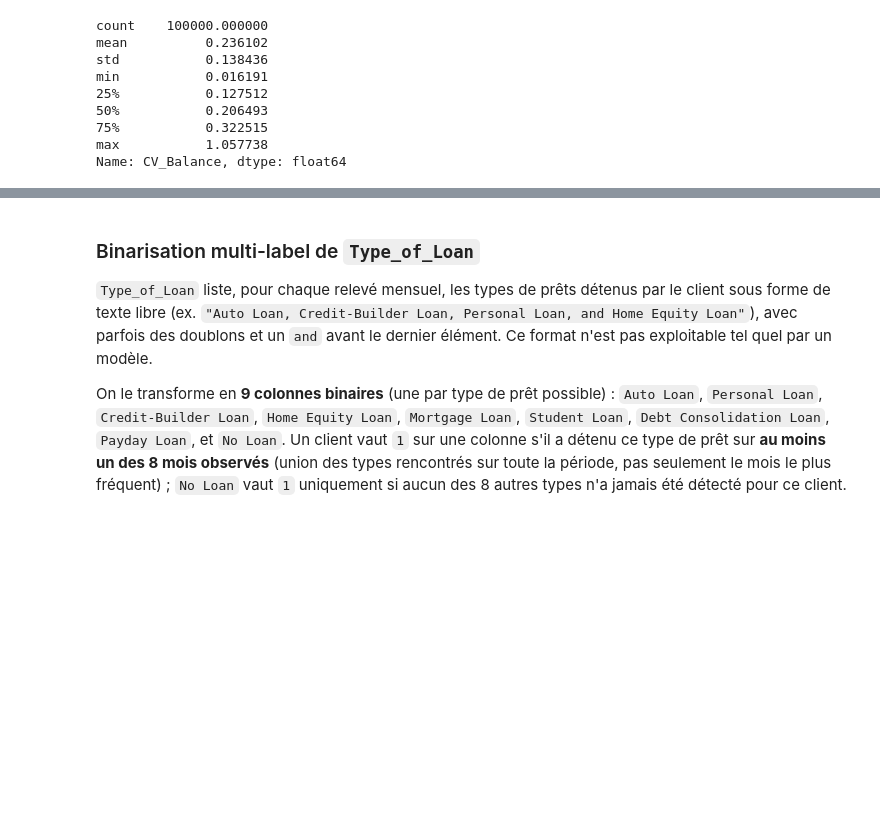
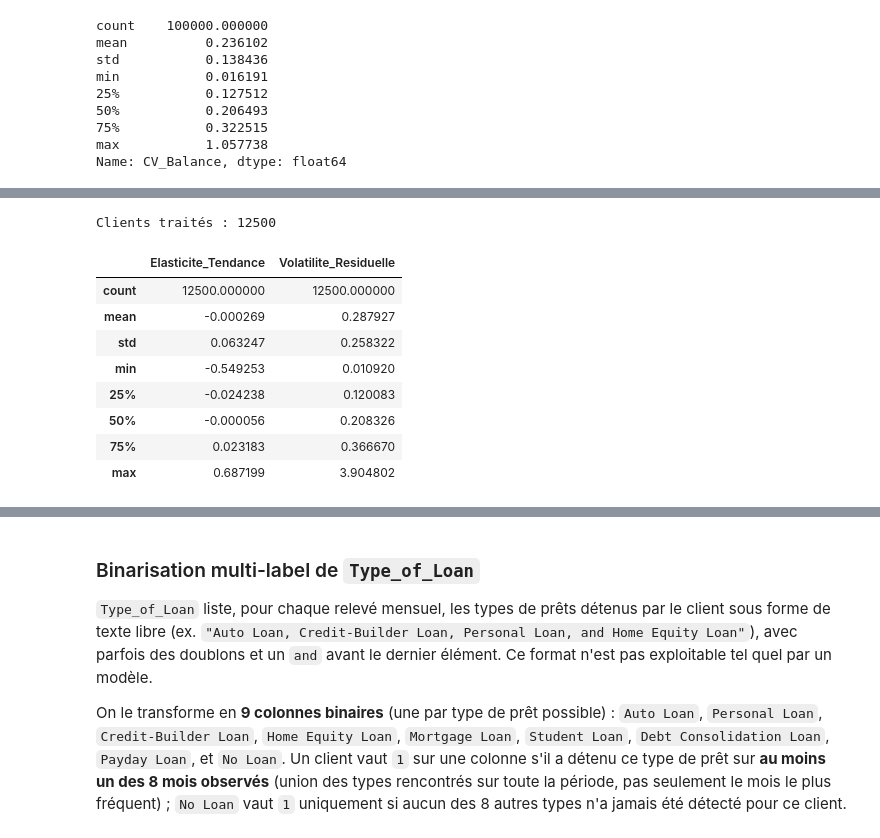
Before and after one commit to Zakaria-Mamouri/Scoring-et-Segmentation-Client, a Jupyter notebook: notebooks/03_feature_engineering.ipynb, the cells around one changed output, grey strips where cells are left out. Drawn from its saved outputs; the diff is of its cells as text; code cells hidden in the pictures; blank space fills up the shorter version.

```diff
--- a/notebooks/03_feature_engineering.ipynb
+++ b/notebooks/03_feature_engineering.ipynb
@@ -113,0 +156,46 @@ Name: CV_Balance, dtype: float64
+# %%
+MONTH_ORDER = ['January', 'February', 'March', 'April', 'May', 'June', 'July', 'August']
+MONTH_NUM = {mois: i + 1 for i, mois in enumerate(MONTH_ORDER)}
+df['Month_num'] = df['Month'].map(MONTH_NUM)
+df = df.sort_values(['Customer_ID', 'Month_num'])
+
+def regression_log_lineaire(groupe):
+    """Ajuste ln(Monthly_Balance) = alpha + beta * t (t = 0..7) par MCO sur les
+    mois où le solde est strictement positif. Renvoie (beta, écart-type des
+    résidus) si au moins 3 points valides, sinon NaN sur les deux."""
+    solde = groupe['Monthly_Balance'].to_numpy()
+    t = np.arange(len(solde))
+    valide = solde > 0
+    if valide.sum() < 3:
+        return pd.Series({'Elasticite_Tendance': np.nan, 'Volatilite_Residuelle': np.nan})
+
+    log_solde = np.log(solde[valide])
+    t_valide = t[valide]
+    beta, alpha = np.polyfit(t_valide, log_solde, 1)
+    residus = log_solde - (alpha + beta * t_valide)
+    return pd.Series({
+        'Elasticite_Tendance': beta,
+        'Volatilite_Residuelle': residus.std(ddof=1),
+    })
+
+elasticite_v2 = (
+    df.groupby('Customer_ID')[['Monthly_Balance']]
+    .apply(regression_log_lineaire)
+    .reset_index()
+)
+
+df = df.merge(elasticite_v2, on='Customer_ID', how='left')
+
+print(f"Clients traités : {elasticite_v2.shape[0]}")
+elasticite_v2[['Elasticite_Tendance', 'Volatilite_Residuelle']].describe()
+# %% [output]
+Clients traités : 12500
+|  | Elasticite_Tendance | Volatilite_Residuelle |
+| count | 12500.000000 | 12500.000000 |
+| mean | -0.000269 | 0.287927 |
+| std | 0.063247 | 0.258322 |
+| min | -0.549253 | 0.010920 |
+| 25% | -0.024238 | 0.120083 |
+| 50% | -0.000056 | 0.208326 |
+| 75% | 0.023183 | 0.366670 |
+| max | 0.687199 | 3.904802 |
```
Also changed, not shown: parts of 10 cells of this notebook, 3 other files.
